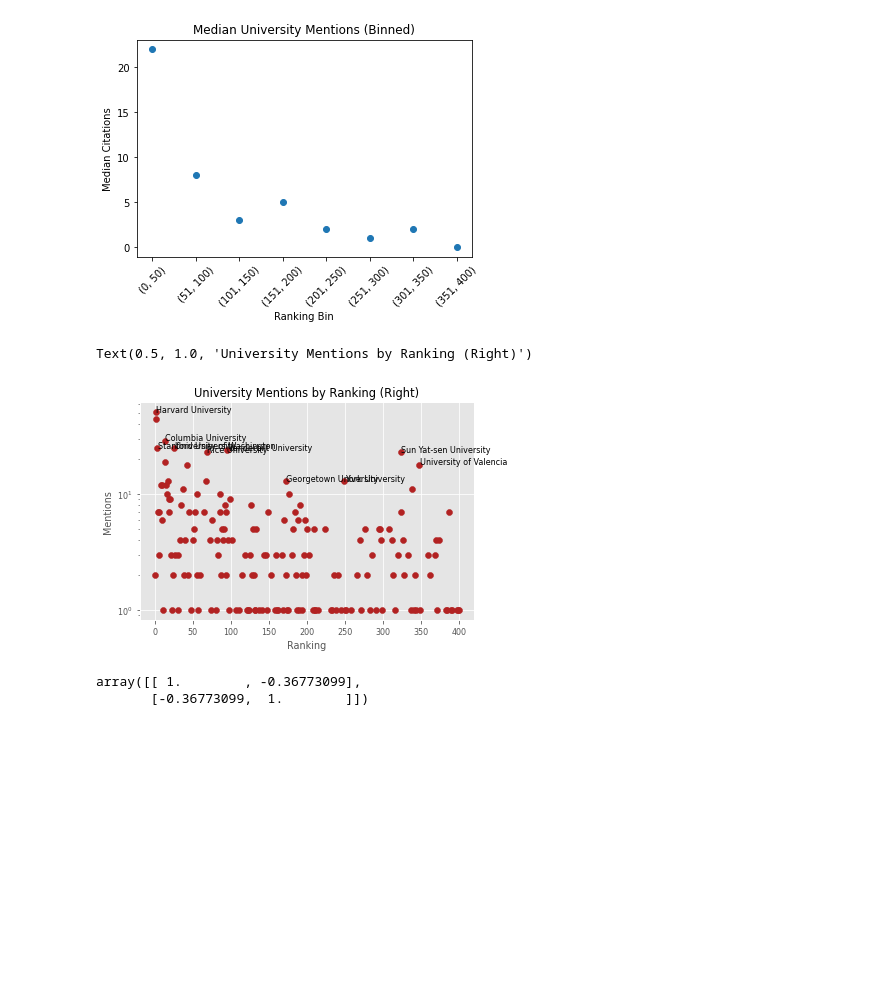
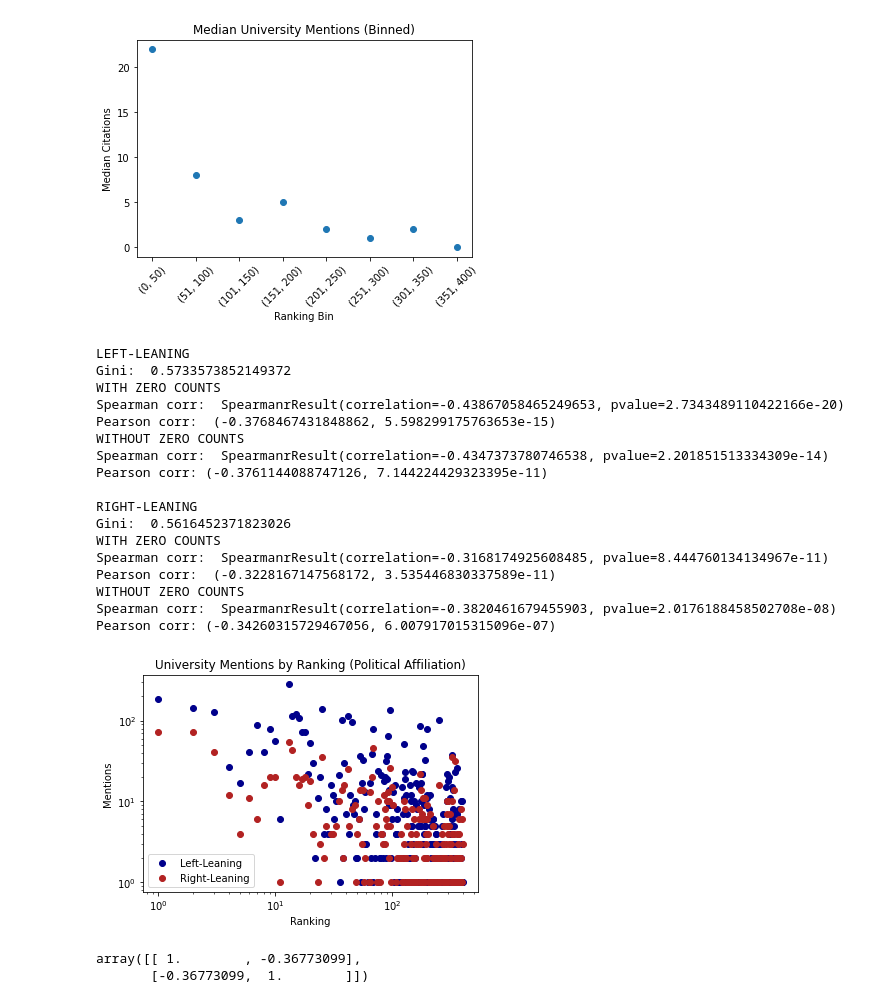
Before and after one commit to rebedorn/macro2, a Jupyter notebook: compare.ipynb, the cells around one changed output. Drawn from its saved outputs; the diff is of its cells as text; code cells hidden in the pictures; blank space fills up the shorter version.

```diff
--- a/compare.ipynb
+++ b/compare.ipynb
@@ -979,11 +1011,11 @@ x = ["BREIT","NYP","FOX","CNN","NYT","HUFF"]
 toplot = pd.DataFrame()
 for l in x:
     df_slice = whole_qse[whole_qse.outlet == l]
-    toplot = toplot.append(pd.DataFrame([[df_slice["male_t"].sum(), df_slice["female_t"].sum(), df_slice["andy_t"].sum()]]))
-toplot.columns = ['Men','Women','Androgenous']
+    toplot = toplot.append(pd.DataFrame([[df_slice["male_t"].sum(), df_slice["female_t"].sum(), df_slice["andy_t"].sum() + df_slice["unknown_t"].sum()]]))
+toplot.columns = ['Men','Women','Unknown']
 plt.barh(np.arange(6) - .25,toplot.Men,.25,color='mediumseagreen',label='Men')
 plt.barh(np.arange(6),toplot.Women,.25,color='orange',label='Women')
-plt.barh(np.arange(6) + .25, toplot.Androgenous,.25, color='violet',label='Androgenous')
+plt.barh(np.arange(6) + .25, toplot.Unknown,.25, color='gray',label='Unknown')
 plt.yticks(np.arange(6),x)
 plt.legend()
 plt.title("Expert Gender by News Outlet")
@@ -1044,7 +1073,7 @@ print(df_slice.shape[0])
 # %%
 # count mentions
 
-times15 = pd.read_csv('timesData-2015rankings.csv')
+times15 = pd.read_csv('data/timesData-2015rankings.csv')
 for i in np.arange(201,402):
     times15.loc[i-1,"world_rank"]= i
 times15["c_total"] = 0; times15["c_breit"] = 0; times15["c_nyp"] = 0; times15["c_fox"] = 0;
@@ -1146,14 +1239,17 @@ plt.xticks(rotation=45)
 N = 401
 bins = pd.DataFrame([np.arange(8)]).T
 bins["range"] = 0
+times15["bin"] = 0
 for i in np.arange(0,8):
     if i == 0:
         df_slice = times15.loc[np.arange(i*50,50+i*50)]
         df_slice = df_slice[df_slice['c_total'] > 0]
+        times15.loc[np.arange(i*50,50+i*50),"bin"] = i
         bins.loc[i,"range"] = str((i*50,50+i*50))
     else:
         df_slice = times15.loc[np.arange(1+i*50,50+i*50)]
         df_slice = df_slice[df_slice['c_total'] > 0]
+        times15.loc[np.arange(1+i*50,50+i*50),"bin"] = i
         bins.loc[i,"range"] = str((1+i*50,50+i*50))
     bins.loc[i,"total"] = df_slice['c_total'].sum()
     bins.loc[i,"average"] = df_slice['c_total'].sum() / df_slice.shape[0]
@@ -1166,8 +1262,6 @@ plt.xlabel("Ranking Bin")
 plt.ylabel("Average Citations")
 plt.title("Average University Mentions (Binned)")
 plt.xticks(rotation=45)
-
-bins
 # %% [output]
 |  | range | total | average | med |
 | 0 | (0, 50) | 2984.0 | 63.489362 | 31.0 |
@@ -1258,19 +1354,61 @@ plt.xticks(rotation=45)
 # %%
 N = 401
 fig, ax = plt.subplots()
-ax.scatter(times15.index,times15.c_breit + times15.c_nyp + times15.c_fox,color='firebrick')
-for i, x in times15.iterrows():
-    if i in [1,13,68,3,25,95,172,249,347,323]:
-        plt.text(x=i+1, y=x.c_breit + x.c_nyp + x.c_fox, s=x.university_name)
+ax.scatter(times15.index,times15.c_huff + times15.c_nyt + times15.c_cnn,color='darkblue',label='Left-Leaning')
+ax.scatter(times15.index,times15.c_breit + times15.c_nyp + times15.c_fox,color='firebrick',label='Right-Leaning')
+#for i, x in times15.iterrows():
+    #if i in [1,13,68,3,25,95,172,249,347,323]:
+    #    plt.text(x=i+1, y=x.c_breit + x.c_nyp + x.c_fox, s=x.university_name)
     #plt.text(x=i+1, y=x.c_breit + x.c_nyp + x.c_fox, s=i)
 plt.xlabel("Ranking")
 plt.ylabel("Mentions")
 ax.set_yscale('log')
-plt.title("University Mentions by Ranking (Right)")
-    #plt.text(x=i,y=x.c_total,s=i)
+ax.set_xscale('log')
+plt.legend()
+plt.title("University Mentions by Ranking (Political Affiliation)")
+
+print("LEFT-LEANING")
+left_cit = pd.DataFrame([times15.index.values,times15.c_huff.values + times15.c_cnn.values + times15.c_nyt.values]).T
+left_cit.columns = ['rank_', 'citations']
+print("Gini: ",gini(np.array(list(itertools.chain.from_iterable([[i]*x.citations for i, x in left_cit.iterrows()])))))
+print("WITH ZERO COUNTS")
+print("Spearman corr: ",scipy.stats.spearmanr(left_cit.rank_.values,left_cit.citations.values))
+print("Pearson corr: ",scipy.stats.pearsonr(left_cit.rank_.values,left_cit.citations.values))
+left_cit = left_cit[left_cit.citations > 0]
+print("WITHOUT ZERO COUNTS")
+print("Spearman corr: ",scipy.stats.spearmanr(left_cit.rank_.values,left_cit.citations.values))
+print("Pearson corr:",pearsonr(left_cit.rank_.values,left_cit.citations))
+
+print("\nRIGHT-LEANING")
+right_cit = pd.DataFrame([times15.index.values,times15.c_breit.values + times15.c_fox.values + times15.c_nyp.values]).T
+right_cit.columns = ['rank_', 'citations']
+print("Gini: ",gini(np.array(list(itertools.chain.from_iterable([[i]*x.citations for i, x in right_cit.iterrows()])))))
+print("WITH ZERO COUNTS")
+print("Spearman corr: ",scipy.stats.spearmanr(right_cit.rank_.values,right_cit.citations.values))
+print("Pearson corr: ",scipy.stats.pearsonr(right_cit.rank_.values,right_cit.citations.values))
+right_cit = right_cit[right_cit.citations > 0]
+print("WITHOUT ZERO COUNTS")
+print("Spearman corr: ",scipy.stats.spearmanr(right_cit.rank_.values,right_cit.citations.values))
+print("Pearson corr:",pearsonr(right_cit.rank_.values,right_cit.citations))
 # %% [output]
-Text(0.5, 1.0, 'University Mentions by Ranking (Right)')
+LEFT-LEANING
+Gini:  0.5733573852149372
+WITH ZERO COUNTS
+Spearman corr:  SpearmanrResult(correlation=-0.43867058465249653, pvalue=2.7343489110422166e-20)
+Pearson corr:  (-0.3768467431848862, 5.598299175763653e-15)
+WITHOUT ZERO COUNTS
+Spearman corr:  SpearmanrResult(correlation=-0.4347373780746538, pvalue=2.201851513334309e-14)
+Pearson corr: (-0.3761144088747126, 7.144224429323395e-11)
+
+RIGHT-LEANING
+Gini:  0.5616452371823026
+WITH ZERO COUNTS
+Spearman corr:  SpearmanrResult(correlation=-0.3168174925608485, pvalue=8.444760134134967e-11)
+Pearson corr:  (-0.3228167147568172, 3.535446830337589e-11)
+WITHOUT ZERO COUNTS
+Spearman corr:  SpearmanrResult(correlation=-0.3820461679455903, pvalue=2.0176188458502708e-08)
+Pearson corr: (-0.34260315729467056, 6.007917015315096e-07)
-[figure, old version]
+[figure, new version]
 # %%
 N = 401
 fig, ax = plt.subplots()
```
Also changed, not shown: parts of 18 cells of this notebook.
